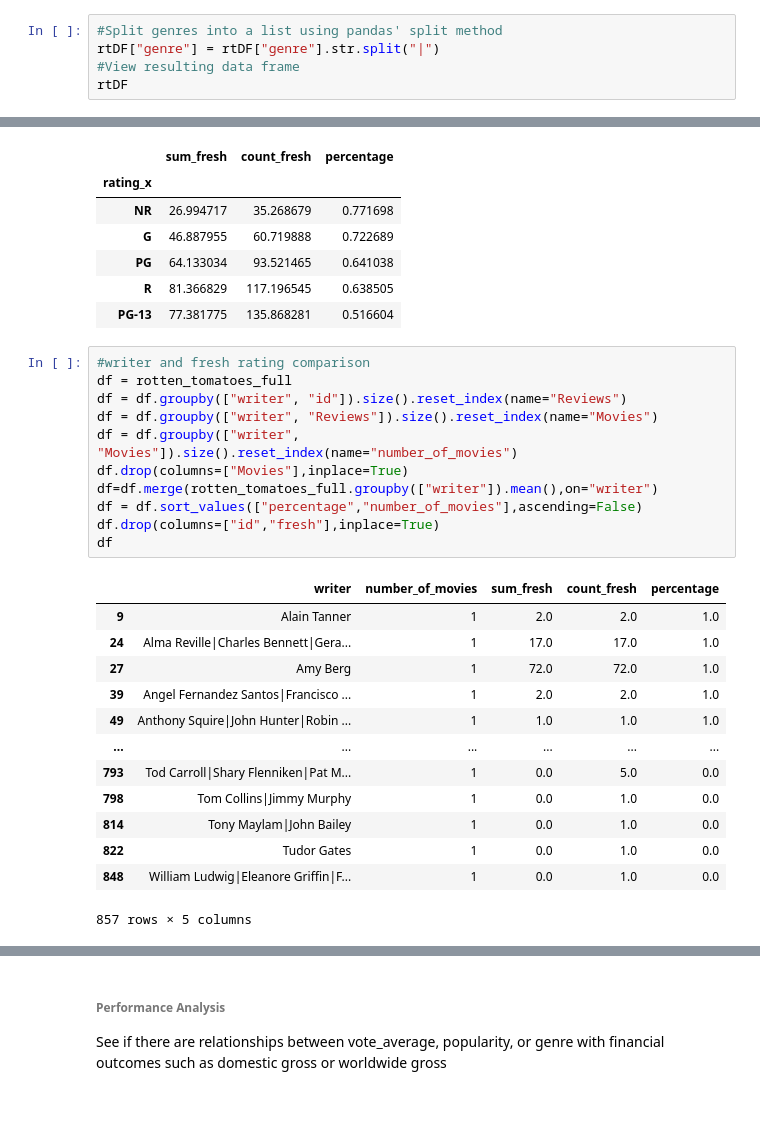
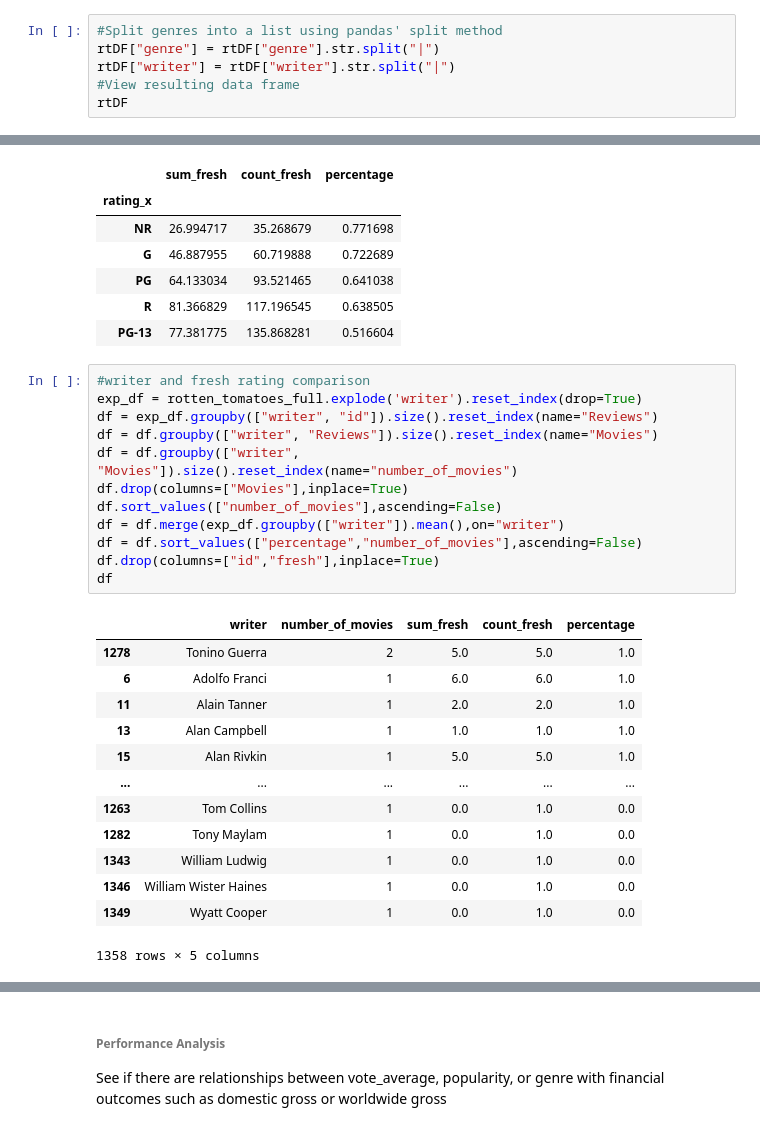
Before and after one commit to Brandon-Meyer0/git-dat-money, a Jupyter notebook: Capstone Group 1A.ipynb, the cells around one changed output, grey strips where cells are left out. Drawn from its saved outputs; the diff is of its cells as text.

```diff
--- a/Capstone Group 1A.ipynb
+++ b/Capstone Group 1A.ipynb
@@ -218,6 +218,7 @@ rtDF.head()
 # %%
 #Split genres into a list using pandas' split method
 rtDF["genre"] = rtDF["genre"].str.split("|")
+rtDF["writer"] = rtDF["writer"].str.split("|")
 #View resulting data frame
 rtDF
 # %% [output]
@@ -729,27 +751,28 @@ df
 | PG-13 | 77.381775 | 135.868281 | 0.516604 |
 # %%
 #writer and fresh rating comparison
-df = rotten_tomatoes_full
-df = df.groupby(["writer", "id"]).size().reset_index(name="Reviews")
+exp_df = rotten_tomatoes_full.explode('writer').reset_index(drop=True)
+df = exp_df.groupby(["writer", "id"]).size().reset_index(name="Reviews")
 df = df.groupby(["writer", "Reviews"]).size().reset_index(name="Movies")
 df = df.groupby(["writer", "Movies"]).size().reset_index(name="number_of_movies")
 df.drop(columns=["Movies"],inplace=True)
-df=df.merge(rotten_tomatoes_full.groupby(["writer"]).mean(),on="writer")
+df.sort_values(["number_of_movies"],ascending=False)
+df = df.merge(exp_df.groupby(["writer"]).mean(),on="writer")
 df = df.sort_values(["percentage","number_of_movies"],ascending=False)
 df.drop(columns=["id","fresh"],inplace=True)
 df
 # %% [output]
 |  | writer | number_of_movies | sum_fresh | count_fresh | percentage |
-| 9 | Alain Tanner | 1 | 2.0 | 2.0 | 1.0 |
-| 24 | Alma Reville|Charles Bennett|Gera... | 1 | 17.0 | 17.0 | 1.0 |
-| 27 | Amy Berg | 1 | 72.0 | 72.0 | 1.0 |
-| 39 | Angel Fernandez Santos|Francisco ... | 1 | 2.0 | 2.0 | 1.0 |
-| 49 | Anthony Squire|John Hunter|Robin ... | 1 | 1.0 | 1.0 | 1.0 |
+| 1278 | Tonino Guerra | 2 | 5.0 | 5.0 | 1.0 |
+| 6 | Adolfo Franci | 1 | 6.0 | 6.0 | 1.0 |
+| 11 | Alain Tanner | 1 | 2.0 | 2.0 | 1.0 |
+| 13 | Alan Campbell | 1 | 1.0 | 1.0 | 1.0 |
+| 15 | Alan Rivkin | 1 | 5.0 | 5.0 | 1.0 |
 | ... | ... | ... | ... | ... | ... |
-| 793 | Tod Carroll|Shary Flenniken|Pat M... | 1 | 0.0 | 5.0 | 0.0 |
-| 798 | Tom Collins|Jimmy Murphy | 1 | 0.0 | 1.0 | 0.0 |
-| 814 | Tony Maylam|John Bailey | 1 | 0.0 | 1.0 | 0.0 |
-| 822 | Tudor Gates | 1 | 0.0 | 1.0 | 0.0 |
-| 848 | William Ludwig|Eleanore Griffin|F... | 1 | 0.0 | 1.0 | 0.0 |
+| 1263 | Tom Collins | 1 | 0.0 | 1.0 | 0.0 |
+| 1282 | Tony Maylam | 1 | 0.0 | 1.0 | 0.0 |
+| 1343 | William Ludwig | 1 | 0.0 | 1.0 | 0.0 |
+| 1346 | William Wister Haines | 1 | 0.0 | 1.0 | 0.0 |
+| 1349 | Wyatt Cooper | 1 | 0.0 | 1.0 | 0.0 |
-857 rows × 5 columns
+1358 rows × 5 columns
 # %%
```
Also changed, not shown: parts of 12 cells of this notebook.
